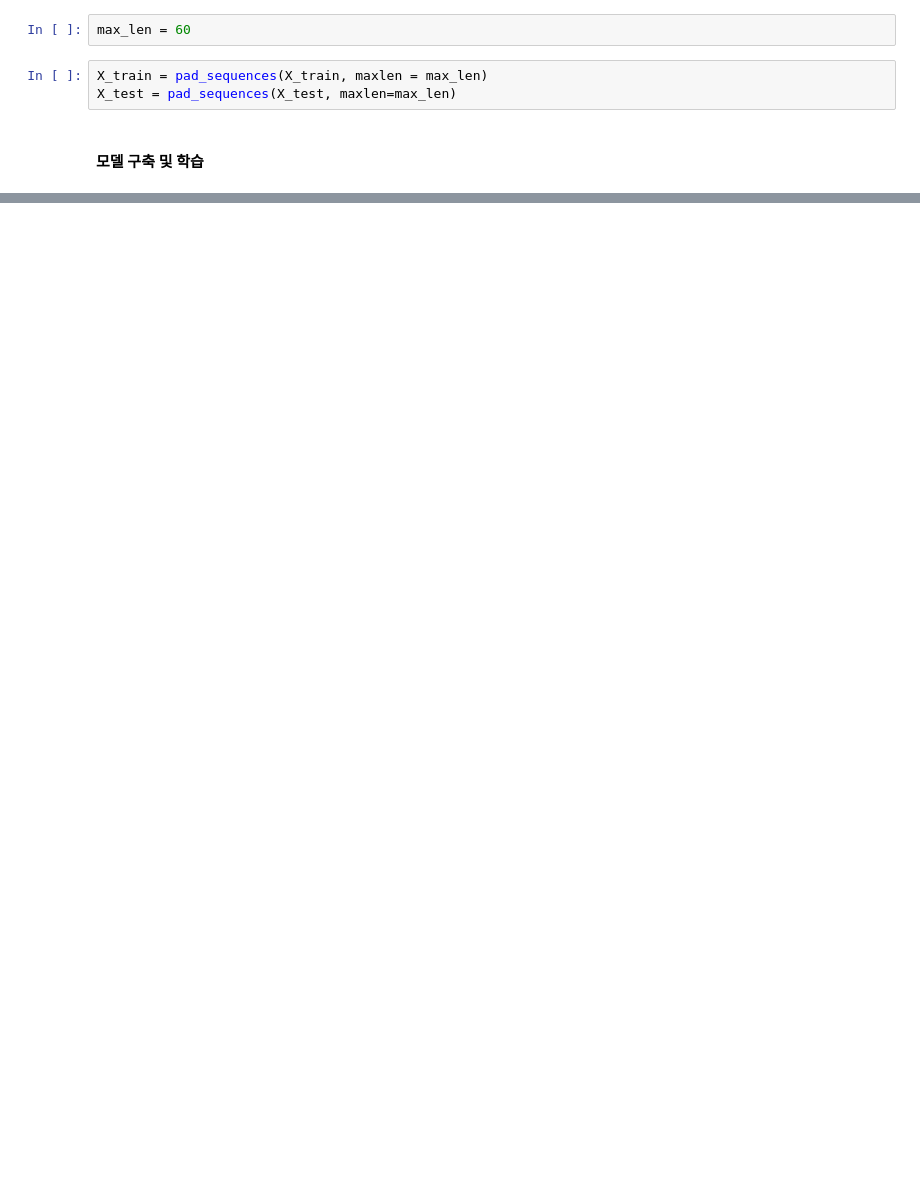
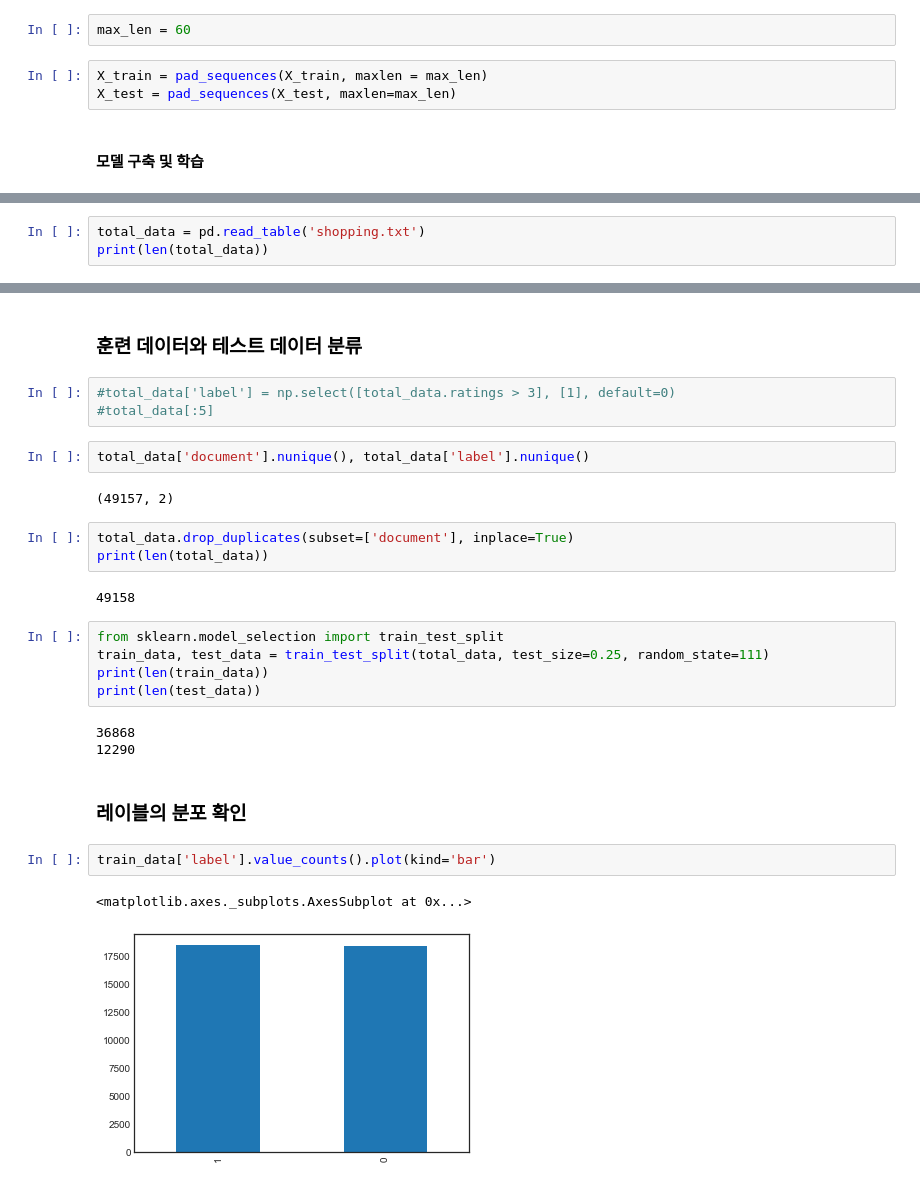
Before and after one commit to bbinibini/Natural-Laguage-Processing, a Jupyter notebook: 10.감정 분석(Sentiment Analysis).ipynb, the cells around one changed output, grey strips where cells are left out. Drawn from its saved outputs; the diff is of its cells as text; blank space fills up the shorter version.

```diff
--- a/10.감정 분석(Sentiment Analysis).ipynb
+++ b/10.감정 분석(Sentiment Analysis).ipynb
@@ -306,0 +420,3 @@ X_test = pad_sequences(X_test, maxlen=max_len)
+# %%
+total_data = pd.read_table('shopping.txt')
+print(len(total_data))
@@ -306,0 +439,29 @@ X_test = pad_sequences(X_test, maxlen=max_len)
+# %% [markdown]
+### 훈련 데이터와 테스트 데이터 분류
+# %%
+#total_data['label'] = np.select([total_data.ratings > 3], [1], default=0)
+#total_data[:5]
+# %%
+total_data['document'].nunique(), total_data['label'].nunique()
+# %% [output]
+(49157, 2)
+# %%
+total_data.drop_duplicates(subset=['document'], inplace=True)
+print(len(total_data))
+# %% [output]
+49158
+# %%
+from sklearn.model_selection import train_test_split
+train_data, test_data = train_test_split(total_data, test_size=0.25, random_state=111)
+print(len(train_data))
+print(len(test_data))
+# %% [output]
+36868
+12290
+# %% [markdown]
+### 레이블의 분포 확인
+# %%
+train_data['label'].value_counts().plot(kind='bar')
+# %% [output]
+<matplotlib.axes._subplots.AxesSubplot at 0x...>
+[figure, added]
```
Also changed, not shown: parts of 51 cells of this notebook, 3 other files.
